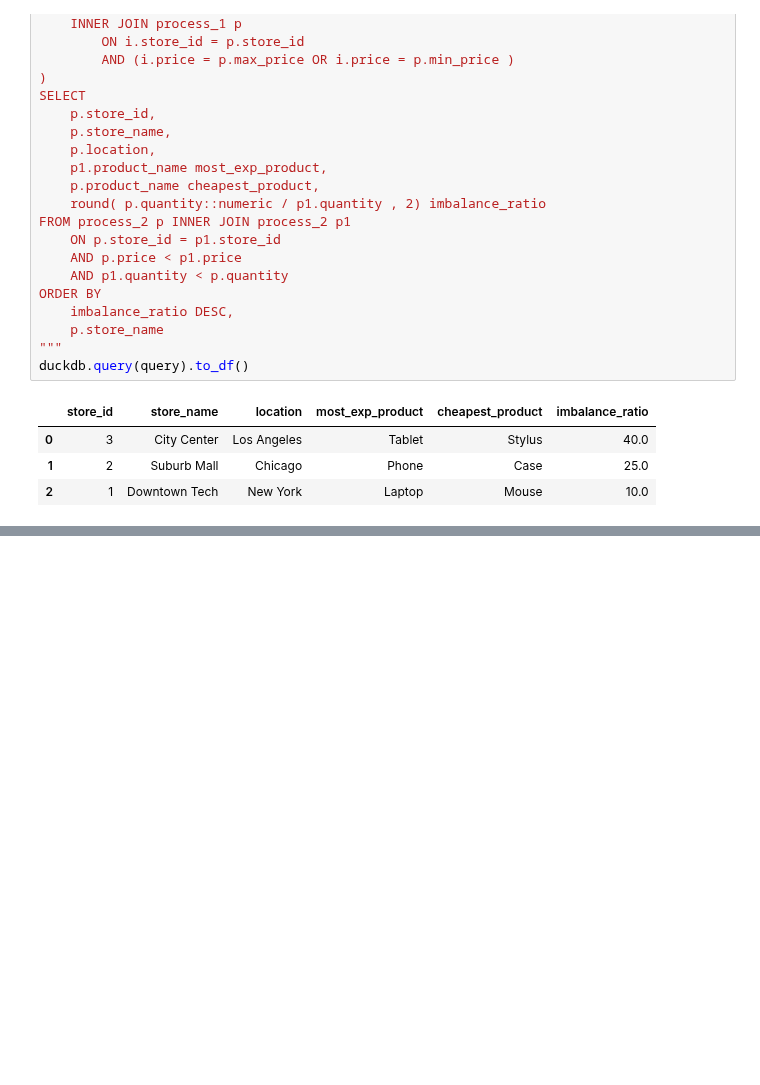
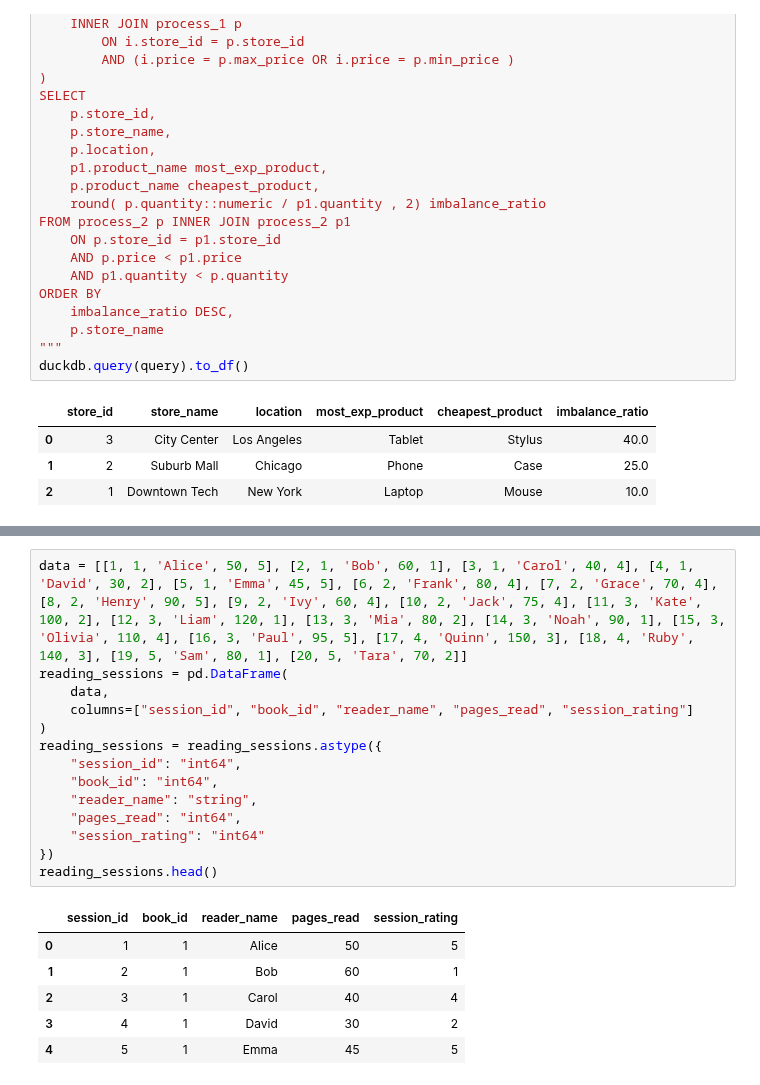
Before and after one commit to Praldmur/Tasks, a Jupyter notebook: LeetCode_Med.ipynb, the cells around one changed output, grey strips where cells are left out. Drawn from its saved outputs; the diff is of its cells as text; blank space fills up the shorter version.

```diff
--- a/LeetCode_Med.ipynb
+++ b/LeetCode_Med.ipynb
@@ -2177,0 +2207,21 @@ duckdb.query(query).to_df()
+# %%
+data = [[1, 1, 'Alice', 50, 5], [2, 1, 'Bob', 60, 1], [3, 1, 'Carol', 40, 4], [4, 1, 'David', 30, 2], [5, 1, 'Emma', 45, 5], [6, 2, 'Frank', 80, 4], [7, 2, 'Grace', 70, 4], [8, 2, 'Henry', 90, 5], [9, 2, 'Ivy', 60, 4], [10, 2, 'Jack', 75, 4], [11, 3, 'Kate', 100, 2], [12, 3, 'Liam', 120, 1], [13, 3, 'Mia', 80, 2], [14, 3, 'Noah', 90, 1], [15, 3, 'Olivia', 110, 4], [16, 3, 'Paul', 95, 5], [17, 4, 'Quinn', 150, 3], [18, 4, 'Ruby', 140, 3], [19, 5, 'Sam', 80, 1], [20, 5, 'Tara', 70, 2]]
+reading_sessions = pd.DataFrame(
+    data,
+    columns=["session_id", "book_id", "reader_name", "pages_read", "session_rating"]
+)
+reading_sessions = reading_sessions.astype({
+    "session_id": "int64",
+    "book_id": "int64",
+    "reader_name": "string",
+    "pages_read": "int64",
+    "session_rating": "int64"
+})
+reading_sessions.head()
+# %% [output]
+|  | session_id | book_id | reader_name | pages_read | session_rating |
+| 0 | 1 | 1 | Alice | 50 | 5 |
+| 1 | 2 | 1 | Bob | 60 | 1 |
+| 2 | 3 | 1 | Carol | 40 | 4 |
+| 3 | 4 | 1 | David | 30 | 2 |
+| 4 | 5 | 1 | Emma | 45 | 5 |
```
Also changed, not shown: parts of 11 cells of this notebook.
